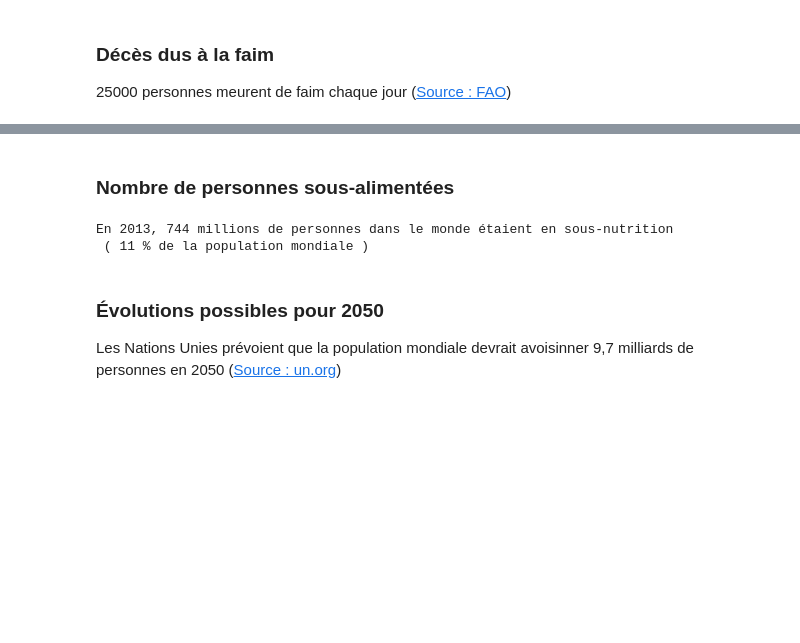
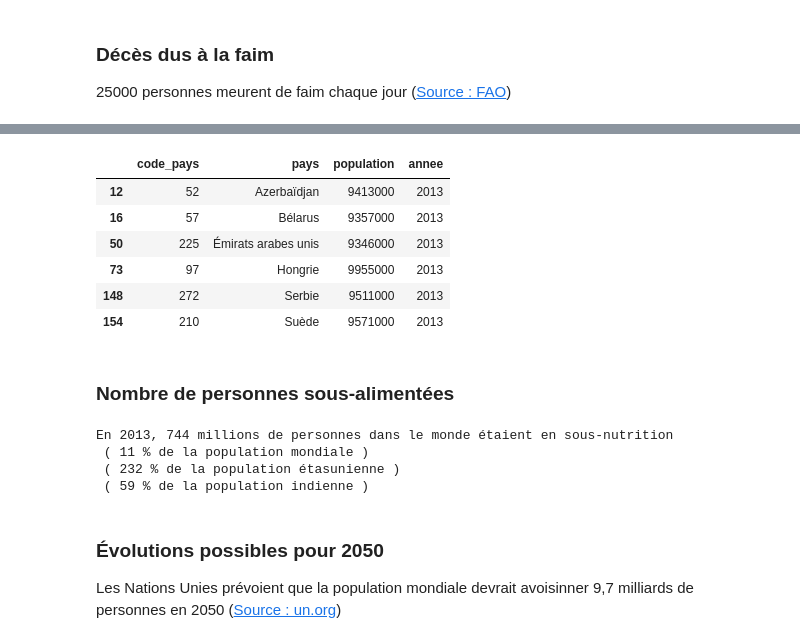
Before and after one commit to gllmfrnr/oc-da, a Jupyter notebook: p3/p3.ipynb, the cells around one changed output, grey strips where cells are left out. Saved outputs shown, nothing was run; the diff lists cells and outputs as text; code cells hidden in the pictures; blank space fills up the shorter version.

```diff
--- a/p3/p3.ipynb
+++ b/p3/p3.ipynb
@@ -1598,6 +1623,8 @@ aliments[aliments['produit'].isin(
 morts_jour = 25000
 morts_an = morts_jour * 365
 print(
-    'Soit', round(morts_an / 10**6), 'millions de morts par an (',
+    'Soit', round(morts_an / 10**6), 'millions de morts par an \n (',
     round((morts_an / population_monde * 100), 2),'% de la population mondiale )')
+
+population[(population['population']>9*10**6)&(population['population']<10*10**6)]
 # %% [output]
@@ -1605,13 +1633,27 @@ Soit 9 millions de morts par an ( 0.13 % de la population mondiale )
+|  | code_pays | pays | population | annee |
+| 12 | 52 | Azerbaïdjan | 9413000 | 2013 |
+| 16 | 57 | Bélarus | 9357000 | 2013 |
+| 50 | 225 | Émirats arabes unis | 9346000 | 2013 |
+| 73 | 97 | Hongrie | 9955000 | 2013 |
+| 148 | 272 | Serbie | 9511000 | 2013 |
+| 154 | 210 | Suède | 9571000 | 2013 |
 # %% [markdown]
 ### Nombre de personnes sous-alimentées
 # %%
+pop_usa = int(population[population['pays']=='États-Unis d\'Amérique']['population'])
+pop_inde = int(population[population['pays']=='Inde']['population'])
+
 print(
     'En 2013,', round(sousnutrition_monde / 10**6), 'millions de personnes dans le monde étaient en sous-nutrition \n',
-    '(', round(ratio_sousnutrition * 100), '% de la population mondiale )'
+    '(', round(ratio_sousnutrition * 100), '% de la population mondiale ) \n',
+    '(', round(sousnutrition_monde / pop_usa * 100), '% de la population étasunienne ) \n',
+    '(', round(sousnutrition_monde / pop_inde * 100), '% de la population indienne )'
 )
 # %% [output]
 En 2013, 744 millions de personnes dans le monde étaient en sous-nutrition
  ( 11 % de la population mondiale )
+ ( 232 % de la population étasunienne )
+ ( 59 % de la population indienne )
 # %% [markdown]
 ### Évolutions possibles pour 2050
 Les Nations Unies prévoient que la population mondiale devrait avoisinner 9,7 milliards de personnes en 2050 ([Source : un.org](https://www.un.org/fr/sections/issues-depth/population/index.html#:~:text=Selon%20les%20projections%2C%20la%20population,individus%20vers%20l'an%202100.))
```
Also changed, not shown: parts of 16 cells of this notebook.
